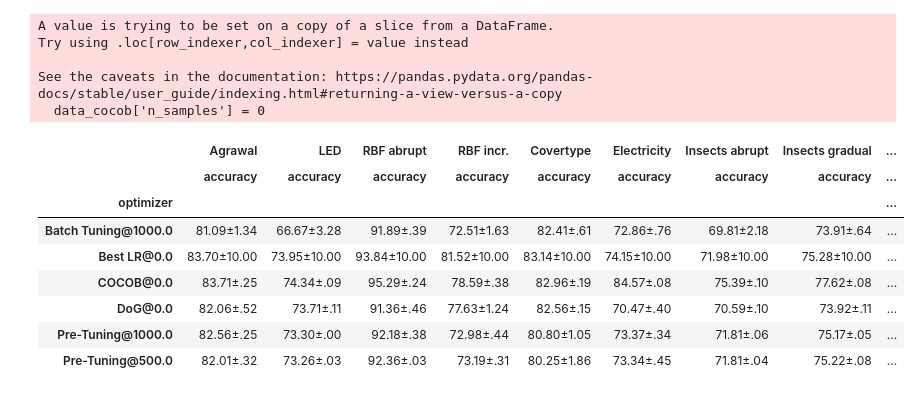
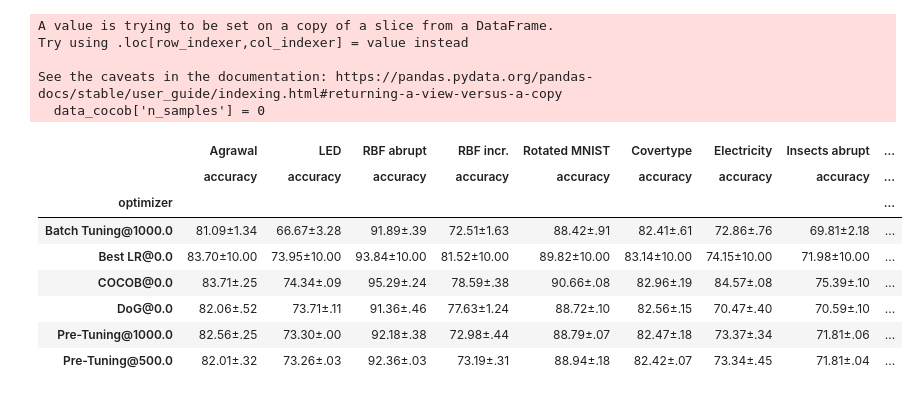
Before and after one commit to lucasczz/OLRONN, a Jupyter notebook: notebooks/pretune.ipynb, the cells around one changed output. Saved outputs shown, nothing was run; the diff lists cells and outputs as text; code cells hidden in the pictures.

```diff
--- a/notebooks/pretune.ipynb
+++ b/notebooks/pretune.ipynb
@@ -8,17 +8,20 @@ from utils import get_best_params, agg_dataframe
 df_tune = pd.read_csv("../reports/pretune/prequential.csv.zip")
 df_tune["step"] /= 4
 df_tune = df_tune.sort_values(by="step")
+df_tune = df_tune.fillna("None")
 
 
 # Load results form conventional tuning
 df_btune = pd.read_csv("../reports/pretune/batch_mode.csv.zip")
-df_btune = df_btune[df_btune.n_samples==1000]
+df_btune = df_btune[(df_btune.n_samples == 1000)]
+df_btune = df_btune.fillna("None")
 
 # Load results from rest of stream
 df_stream = pd.read_csv("../reports/model_sizes/v1.csv.zip")
 df_stream["accuracy"] *= 100
 sgd_stream = df_stream[df_stream["optimizer"] == "SGD"]
 dog_stream = df_stream[df_stream["optimizer"] == "DoG"]
+df_stream = df_stream.fillna("None")
 # %%
 # Compute expanding mean prequential accuracy
 variables = [
@@ -298,40 +301,41 @@ datasets = [
     "Agrawal",
     "LED",
     "RBF abrupt",
     "RBF incr.",
+    "Rotated MNIST",
     "Covertype",
     "Electricity",
     "Insects abrupt",
     "Insects gradual",
     "Insects incr.",
 ]
 
 def make_tables(df, datasets, index):
     columns = [(dataset, "accuracy") for dataset in datasets]
     df = df[df["dataset"].isin(datasets)]
     table = df[["dataset", index, "accuracy_mean", "accuracy_std"]]
     table = col_to_header(table, "dataset", index=[index])
     mask_best = get_best_within_std(table, metrics=columns, modes="max")
     table = merge_mean_std(table, columns, formats="{:.2f}")
     style = table.style
     style = apply_style_attribute(style, mask=mask_best)
-    style.to_latex(f"../pub/tables/lr_tuning.tex", hrules=True)
+    style.to_latex(f"../pub/tables/lr_tuning_full.tex", hrules=True)
     return style
 
 
 make_tables(dataset_means, datasets=datasets, index="optimizer")
 # %% [output]
 A value is trying to be set on a copy of a slice from a DataFrame.
 Try using .loc[row_indexer,col_indexer] = value instead
 
 See the caveats in the documentation: https://pandas.pydata.org/pandas-docs/stable/user_guide/indexing.html#returning-a-view-versus-a-copy
   data_cocob['n_samples'] = 0
-|  | Agrawal | LED | RBF abrupt | RBF incr. | Covertype | Electricity | Insects abrupt | Insects gradual | ... |
+|  | Agrawal | LED | RBF abrupt | RBF incr. | Rotated MNIST | Covertype | Electricity | Insects abrupt | ... |
 |  | accuracy | accuracy | accuracy | accuracy | accuracy | accuracy | accuracy | accuracy | ... |
 | optimizer |  |  |  |  |  |  |  |  | ... |
-| Batch Tuning@1000.0 | 81.09±1.34 | 66.67±3.28 | 91.89±.39 | 72.51±1.63 | 82.41±.61 | 72.86±.76 | 69.81±2.18 | 73.91±.64 | ... |
-| Best LR@0.0 | 83.70±10.00 | 73.95±10.00 | 93.84±10.00 | 81.52±10.00 | 83.14±10.00 | 74.15±10.00 | 71.98±10.00 | 75.28±10.00 | ... |
-| COCOB@0.0 | 83.71±.25 | 74.34±.09 | 95.29±.24 | 78.59±.38 | 82.96±.19 | 84.57±.08 | 75.39±.10 | 77.62±.08 | ... |
-| DoG@0.0 | 82.06±.52 | 73.71±.11 | 91.36±.46 | 77.63±1.24 | 82.56±.15 | 70.47±.40 | 70.59±.10 | 73.92±.11 | ... |
-| Pre-Tuning@1000.0 | 82.56±.25 | 73.30±.00 | 92.18±.38 | 72.98±.44 | 80.80±1.05 | 73.37±.34 | 71.81±.06 | 75.17±.05 | ... |
-| Pre-Tuning@500.0 | 82.01±.32 | 73.26±.03 | 92.36±.03 | 73.19±.31 | 80.25±1.86 | 73.34±.45 | 71.81±.04 | 75.22±.08 | ... |
+| Batch Tuning@1000.0 | 81.09±1.34 | 66.67±3.28 | 91.89±.39 | 72.51±1.63 | 88.42±.91 | 82.41±.61 | 72.86±.76 | 69.81±2.18 | ... |
+| Best LR@0.0 | 83.70±10.00 | 73.95±10.00 | 93.84±10.00 | 81.52±10.00 | 89.82±10.00 | 83.14±10.00 | 74.15±10.00 | 71.98±10.00 | ... |
+| COCOB@0.0 | 83.71±.25 | 74.34±.09 | 95.29±.24 | 78.59±.38 | 90.66±.08 | 82.96±.19 | 84.57±.08 | 75.39±.10 | ... |
+| DoG@0.0 | 82.06±.52 | 73.71±.11 | 91.36±.46 | 77.63±1.24 | 88.72±.10 | 82.56±.15 | 70.47±.40 | 70.59±.10 | ... |
+| Pre-Tuning@1000.0 | 82.56±.25 | 73.30±.00 | 92.18±.38 | 72.98±.44 | 88.79±.07 | 82.47±.18 | 73.37±.34 | 71.81±.06 | ... |
+| Pre-Tuning@500.0 | 82.01±.32 | 73.26±.03 | 92.36±.03 | 73.19±.31 | 88.94±.18 | 82.42±.07 | 73.34±.45 | 71.81±.04 | ... |
```
Also changed, not shown: parts of 2 cells of this notebook, 31 other files.
